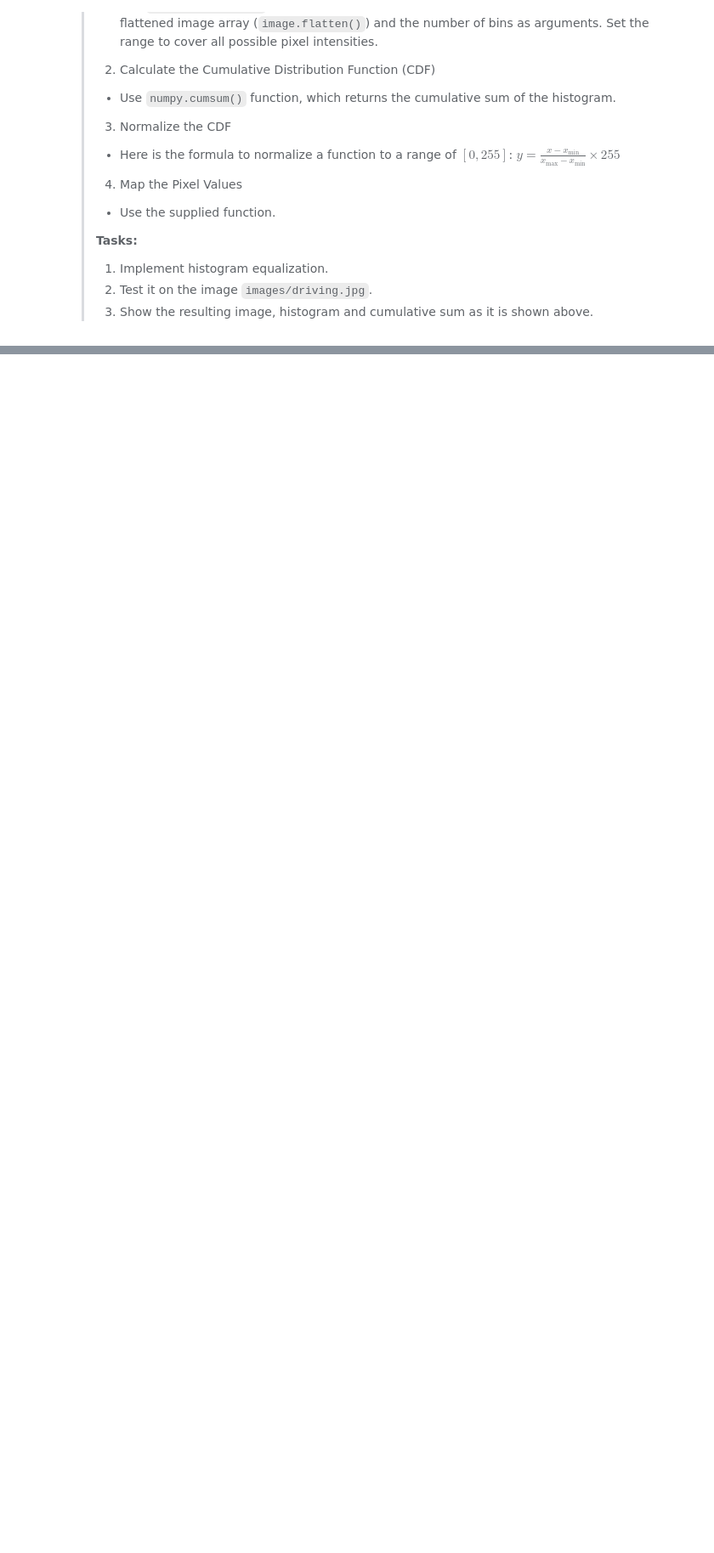
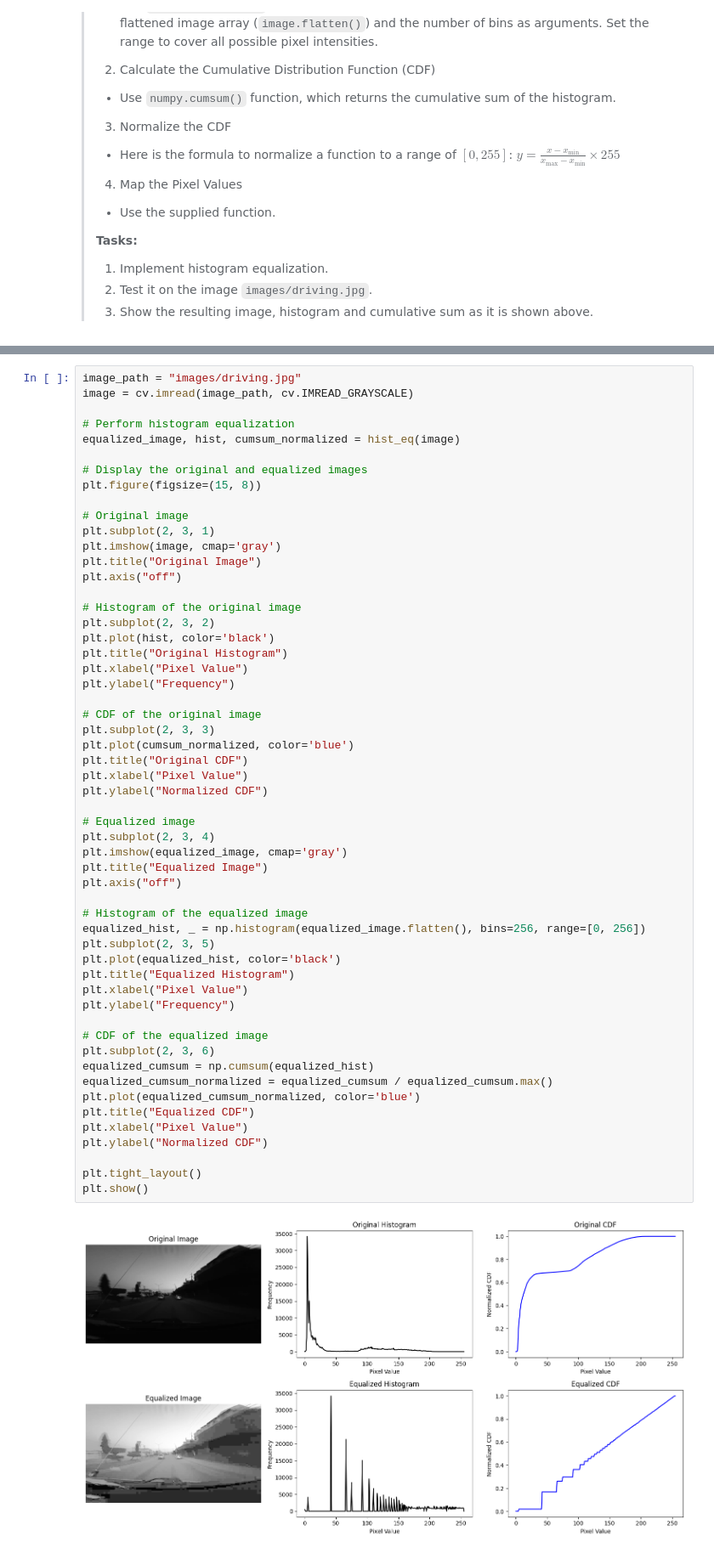
Before and after one commit to ferit-osirv/lab-2-color-spaces-and-histograms-AntonioBerecic, a Jupyter notebook: lab2.ipynb, the cells around one changed output, grey strips where cells are left out. Shown at 85% size. Drawn from its saved outputs; the diff is of its cells as text; blank space fills up the shorter version.

```diff
--- a/lab2.ipynb
+++ b/lab2.ipynb
@@ -347,3 +454,60 @@ def hist_eq(img):
+# %%
+image_path = "images/driving.jpg"
+image = cv.imread(image_path, cv.IMREAD_GRAYSCALE)
+
+# Perform histogram equalization
+equalized_image, hist, cumsum_normalized = hist_eq(image)
+
+# Display the original and equalized images
+plt.figure(figsize=(15, 8))
+
+# Original image
+plt.subplot(2, 3, 1)
+plt.imshow(image, cmap='gray')
+plt.title("Original Image")
+plt.axis("off")
+
+# Histogram of the original image
+plt.subplot(2, 3, 2)
+plt.plot(hist, color='black')
+plt.title("Original Histogram")
+plt.xlabel("Pixel Value")
+plt.ylabel("Frequency")
+
+# CDF of the original image
+plt.subplot(2, 3, 3)
+plt.plot(cumsum_normalized, color='blue')
+plt.title("Original CDF")
+plt.xlabel("Pixel Value")
+plt.ylabel("Normalized CDF")
+
+# Equalized image
+plt.subplot(2, 3, 4)
+plt.imshow(equalized_image, cmap='gray')
+plt.title("Equalized Image")
+plt.axis("off")
+
+# Histogram of the equalized image
+equalized_hist, _ = np.histogram(equalized_image.flatten(), bins=256, range=[0, 256])
+plt.subplot(2, 3, 5)
+plt.plot(equalized_hist, color='black')
+plt.title("Equalized Histogram")
+plt.xlabel("Pixel Value")
+plt.ylabel("Frequency")
+
+# CDF of the equalized image
+plt.subplot(2, 3, 6)
+equalized_cumsum = np.cumsum(equalized_hist)
+equalized_cumsum_normalized = equalized_cumsum / equalized_cumsum.max()
+plt.plot(equalized_cumsum_normalized, color='blue')
+plt.title("Equalized CDF")
+plt.xlabel("Pixel Value")
+plt.ylabel("Normalized CDF")
+
+plt.tight_layout()
+plt.show()
+# %% [output]
+[figure, added]
 # %% [markdown]
 ### Adaptive Histogram Equalization
 
```
Also changed, not shown: parts of 10 cells of this notebook.
